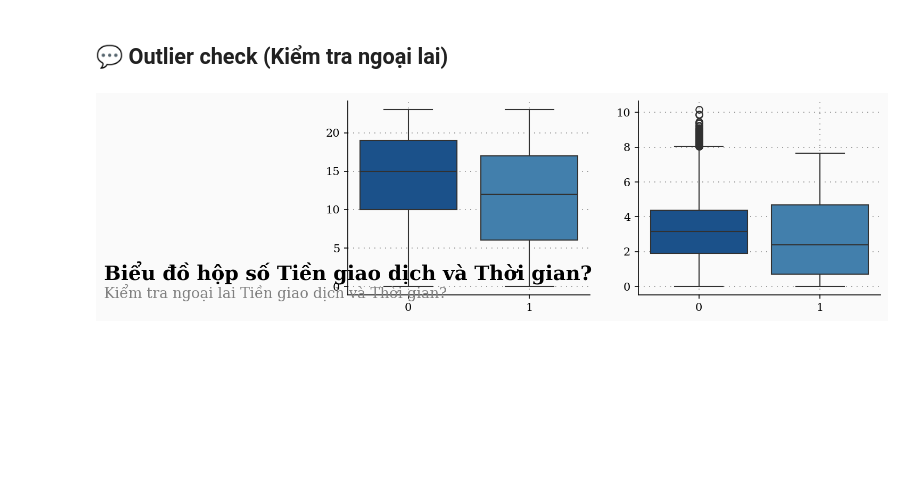
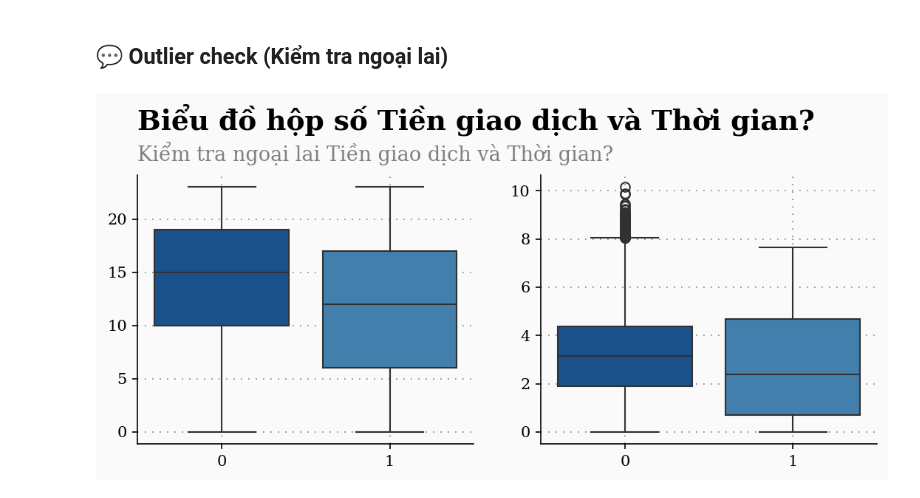
Before and after one commit to TienNguyen0712/credit-card-fraud-detection, a Jupyter notebook: src/notebooks/01_eda.ipynb, the cells around one changed output. Saved outputs shown, nothing was run; the diff lists cells and outputs as text; code cells hidden in the pictures; blank space fills up the shorter version.

```diff
--- a/src/notebooks/01_eda.ipynb
+++ b/src/notebooks/01_eda.ipynb
@@ -408,31 +408,33 @@ Tuy nhiên: Các mối tương quan khác
 
 fig = plt.figure(figsize=(18,15))
 gs = fig.add_gridspec(4, 4)
 gs.update(wspace=0.2, hspace=0.25)
 ax0 = fig.add_subplot(gs[0, 0])
 ax1 = fig.add_subplot(gs[0, 1])
 
 for s in ["right", "top"]:
     ax0.spines[s].set_visible(False)
     ax1.spines[s].set_visible(False)
 
 sns.boxplot(ax=ax0, x='Class', y='Hour', data=df, palette=palette)
 sns.boxplot(ax=ax1, x='Class', y='Amount_log', data=df, palette=palette)
 
+Xstart, Xend = ax0.get_xlim()
+Ystart, Yend = ax0.get_ylim()
 ax0.text(Xstart,Yend+(Yend*0.15), "Biểu đồ hộp số Tiền giao dịch và Thời gian?", fontsize=18, ha="left", va="bottom", weight="bold")
 ax0.text(Xstart,Yend+(Yend*0.13), "Kiểm tra ngoại lai Tiền giao dịch và Thời gian?", color="gray",
 fontsize=13, ha="left", va="top")
 
 ax0.set_xlabel("")
 ax0.set_ylabel("")
 ax1.set_xlabel("")
 ax1.set_ylabel("")
 
 ax0.grid(which='major', axis='x', zorder=0, color='gray', linestyle=':', dashes=(1,5))
 ax0.grid(color='gray', linestyle=':', axis='y', zorder=0,  dashes=(1,5))
 ax1.grid(which='major', axis='x', zorder=0, color='gray', linestyle=':', dashes=(1,5))
 ax1.grid(color='gray', linestyle=':', axis='y', zorder=0,  dashes=(1,5))
 
 plt.show()
 # %% [output]
-[figure, old version]
+[figure, new version]
```
